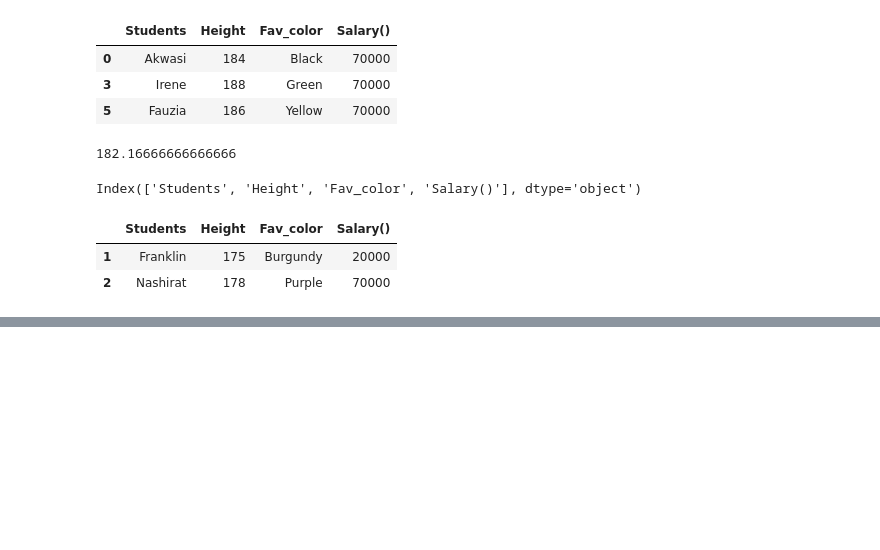
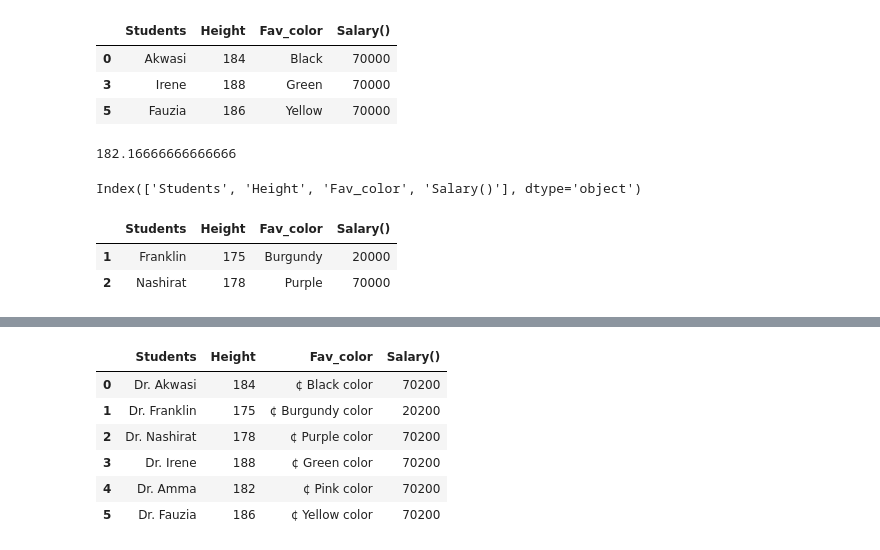
Before and after one commit to Hephzibah56/div_lessons, a Jupyter notebook: Data wrangling.ipynb, the cells around one changed output, grey strips where cells are left out. Drawn from its saved outputs; the diff is of its cells as text; code cells hidden in the pictures; blank space fills up the shorter version.

```diff
--- a/Data wrangling.ipynb
+++ b/Data wrangling.ipynb
@@ -300,0 +347,18 @@ data[(data['Height'] < 180) | (data['Salary()'] == 30000)]
+# %%
+data['Students'] = 'Dr. ' + data['Students']
+# %%
+data['Salary()'] = 200 + data['Salary()']
+# %%
+## add tiems to the a specific column
+#general method
+data['Fav_color'] = '¢ '+ data['Fav_color']
+# %%
+data
+# %% [output]
+|  | Students | Height | Fav_color | Salary() |
+| 0 | Dr. Akwasi | 184 | ¢ Black color | 70200 |
+| 1 | Dr. Franklin | 175 | ¢ Burgundy color | 20200 |
+| 2 | Dr. Nashirat | 178 | ¢ Purple color | 70200 |
+| 3 | Dr. Irene | 188 | ¢ Green color | 70200 |
+| 4 | Dr. Amma | 182 | ¢ Pink color | 70200 |
+| 5 | Dr. Fauzia | 186 | ¢ Yellow color | 70200 |
```
Also changed, not shown: parts of 23 cells of this notebook.
